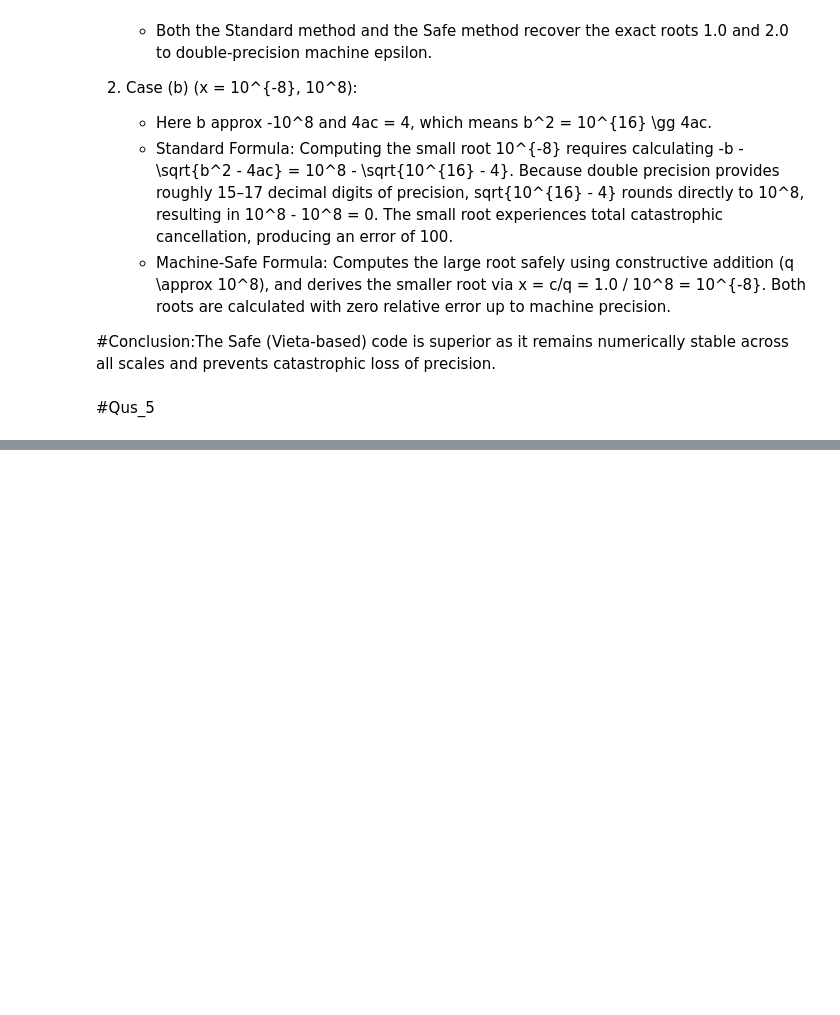
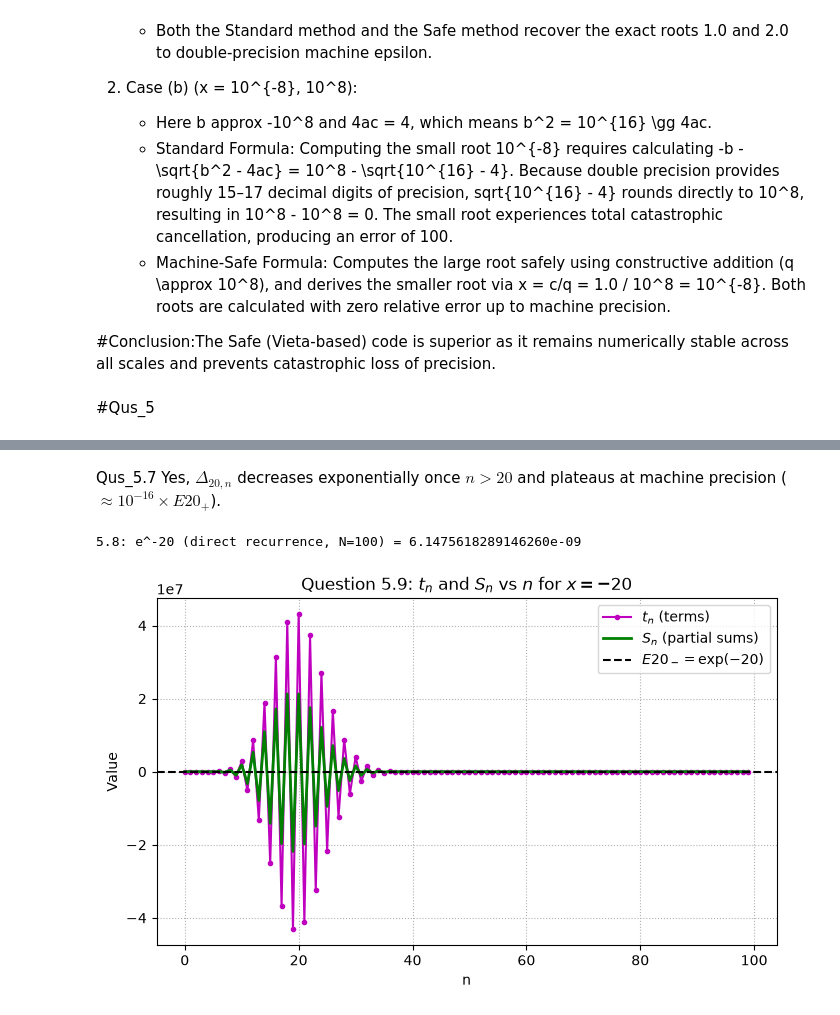
Before and after one commit to srivastava-ashutosh-physics/ashutosh_srivastava_numerical_methods_2026, a Jupyter notebook: Ashutosh_Srivastava_HW2_solution.ipynb, the cells around one changed output, grey strips where cells are left out. Saved outputs shown, nothing was run; the diff lists cells and outputs as text; code cells hidden in the pictures; blank space fills up the shorter version.

```diff
--- a/Ashutosh_Srivastava_HW2_solution.ipynb
+++ b/Ashutosh_Srivastava_HW2_solution.ipynb
@@ -890,0 +622,24 @@ Modified e^(-20) (1/e^20) : 2.0611536224385570e-09 (Rel Err: 4.01e-16)
+# %% [markdown]
+Qus_5.7 Yes, $\Delta_{20,n}$ decreases exponentially once $n > 20$ and plateaus at machine precision ($\approx 10^{-16} \times E20_+$).
+# %%
+# Part 5.8: Evaluate x = -20, N = 100
+n_neg20, t_neg20, S_neg20 = exp_taylor_recurrence(-20.0, 100)
+print(f"5.8: e^-20 (direct recurrence, N=100) = {S_neg20[-1]:.16e}")
+# %% [output]
+5.8: e^-20 (direct recurrence, N=100) = 6.1475618289146260e-09
+# %%
+# Part 5.9: Plot t_n and S_n vs n with horizontal E20_-
+E20_minus = np.exp(-20.0)
+
+plt.figure(figsize=(8, 4.5), dpi=100)
+plt.plot(n_neg20, t_neg20, 'm.-', label=r'$t_n$ (terms)')
+plt.plot(n_neg20, S_neg20, 'g-', linewidth=2, label=r'$S_n$ (partial sums)')
+plt.axhline(E20_minus, color='k', linestyle='--', label=r'$E20_- = \exp(-20)$')
+plt.title(r'Question 5.9: $t_n$ and $S_n$ vs $n$ for $x = -20$')
+plt.xlabel('n')
+plt.ylabel('Value')
+plt.legend()
+plt.grid(True, ls=':')
+plt.show()
+# %% [output]
+[figure, added]
```
Also changed, not shown: parts of 31 cells of this notebook.
